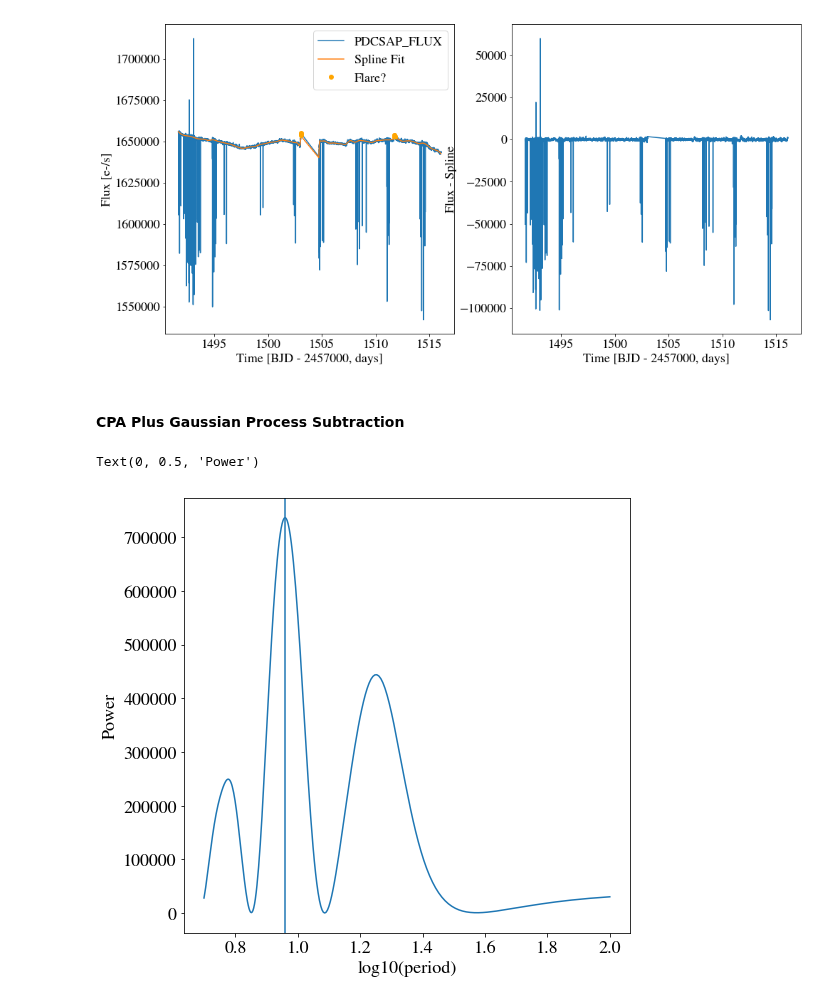
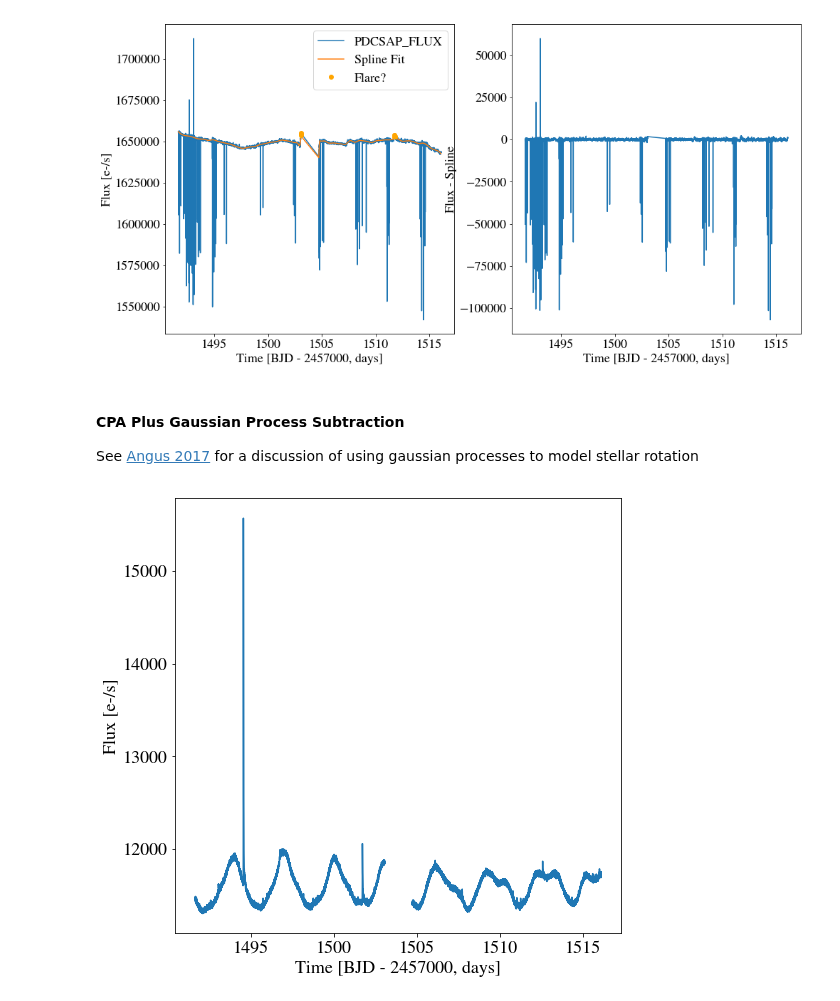
Before and after one commit to spencerw/tess_flare, a Jupyter notebook: findFlares.ipynb, the cells around one changed output. Saved outputs shown, nothing was run; the diff lists cells and outputs as text; code cells hidden in the pictures.

```diff
--- a/findFlares.ipynb
+++ b/findFlares.ipynb
@@ -255,31 +255,26 @@ Text(0, 0.5, 'Flux - Spline')
 [figure]
 # %% [markdown]
 #### CPA Plus Gaussian Process Subtraction <a class="anchor" id="cpagausssub"></a>
+
+See <a href="https://ui.adsabs.harvard.edu/abs/2018MNRAS.474.2094A">Angus 2017</a> for a discussion of using gaussian processes to model stellar rotation
-# %%
-import exoplanet as xo
-
-median = np.nanmedian(flux)
-
-# Get an estimate of the variability period
-results = xo.estimators.lomb_scargle_estimator(
-    time, flux, max_peaks=1, min_period=5.0, max_period=100.0,
-    samples_per_peak=50)
-
-peak = results['peaks'][0]
-freq, power = results['periodogram']
-
-fig, axes = plt.subplots(figsize=(8,8))
-axes.plot(-np.log10(freq), power)
-axes.axvline(np.log10(peak['period']))
-axes.set_xlabel('log10(period)')
-axes.set_ylabel('Power')
-
-#plt.plot(-np.log10(freq), power, "k")
-#plt.axvline(np.log10(peak["period"]), color="k", lw=4, alpha=0.3)
-#plt.xlim((-np.log10(freq)).min(), (-np.log10(freq)).max())
-#plt.yticks([])
-#plt.xlabel("log10(period)")
-#plt.ylabel("power");
-# %% [output]
-Text(0, 0.5, 'Power')
-[figure, removed]
+# %%
+with fits.open(path+f1, mode='readonly') as hdulist:
+    tess_bjds = hdulist[1].data['TIME']
+    pdcsap_fluxes = hdulist[1].data['PDCSAP_FLUX']
+    pdcsap_flux_error = hdulist[1].data['PDCSAP_FLUX_ERR']
+    tess_quality = hdulist[1].data['QUALITY']
+
+fig, axes = plt.subplots(figsize=(8,8))
+axes.plot(tess_bjds, pdcsap_fluxes)
+axes.set_xlabel('Time [BJD - 2457000, days]')
+axes.set_ylabel('Flux [e-/s]')
+
+# Throw out NaN fluxes
+mask = ~np.isnan(pdcsap_fluxes)
+time = tess_bjds[mask]
+flux = pdcsap_fluxes[mask]
+quality = tess_quality[mask]
+median = np.median(flux)
+error = pdcsap_flux_error[mask]
+# %% [output]
+[figure, added]
```
Also changed, not shown: parts of 6 cells of this notebook, 2 other files.
